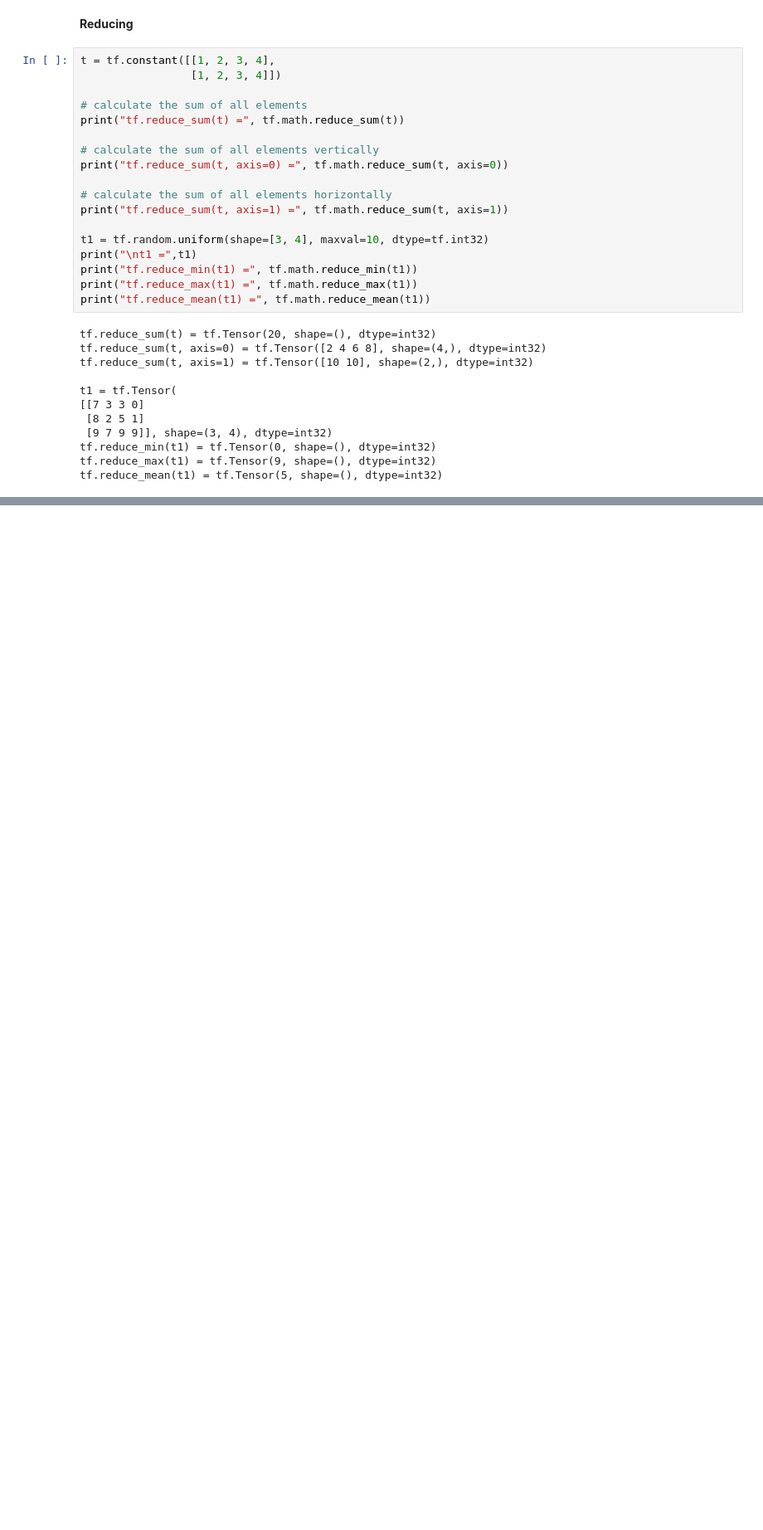
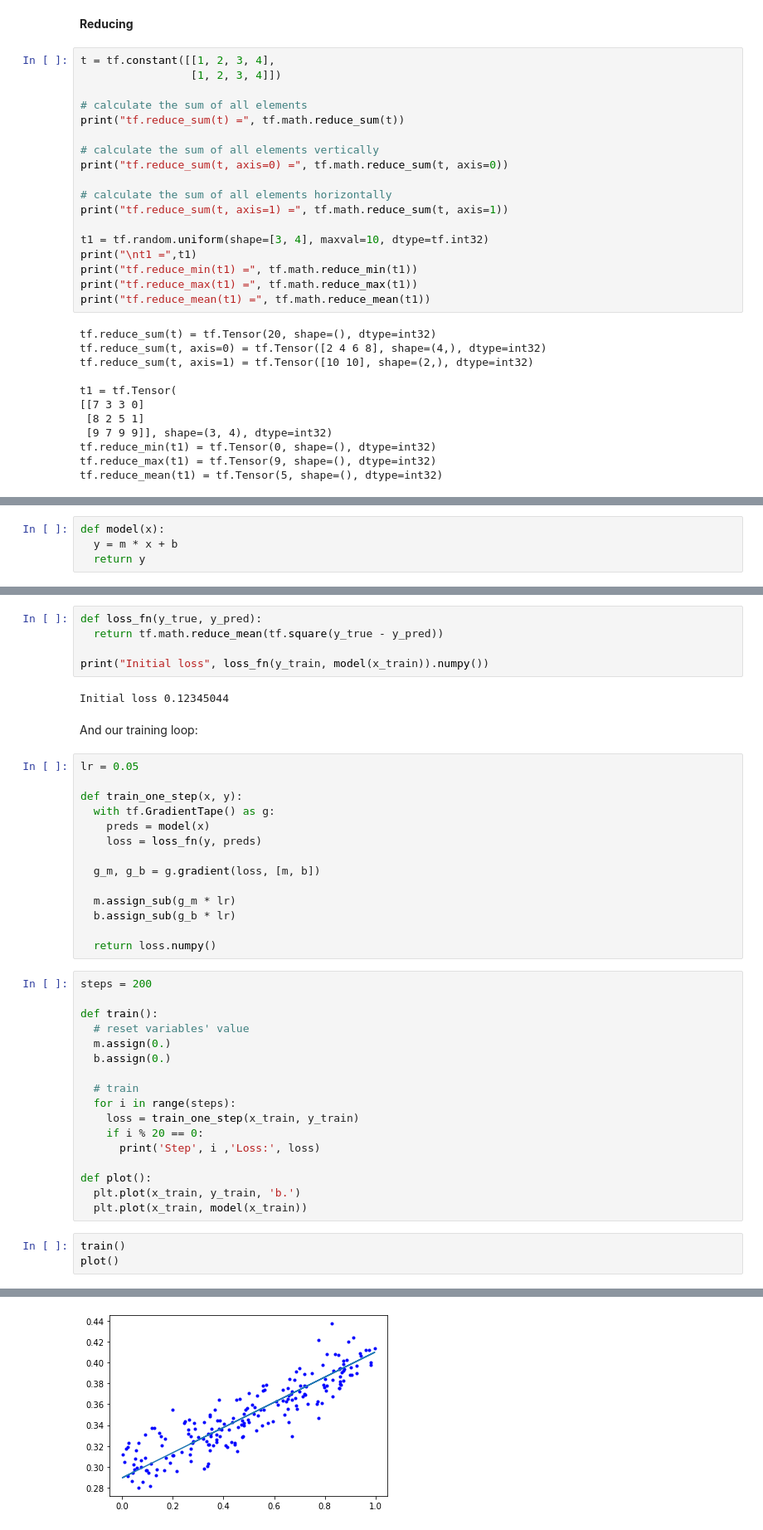
Before and after one commit to iust-deep-learning/tensorflow-2-tutorial, a Jupyter notebook: part_01.ipynb, the cells around one changed output, grey strips where cells are left out. Shown at 83% size. Saved outputs shown, nothing was run; the diff lists cells and outputs as text; blank space fills up the shorter version.

```diff
--- a/part_01.ipynb
+++ b/part_01.ipynb
@@ -562,0 +663,4 @@ tf.reduce_mean(t1) = tf.Tensor(5, shape=(), dtype=int32)
+# %%
+def model(x):
+  y = m * x + b
+  return y
@@ -562,0 +669,44 @@ tf.reduce_mean(t1) = tf.Tensor(5, shape=(), dtype=int32)
+# %%
+def loss_fn(y_true, y_pred):
+  return tf.math.reduce_mean(tf.square(y_true - y_pred))
+
+print("Initial loss", loss_fn(y_train, model(x_train)).numpy())
+# %% [output]
+Initial loss 0.12345044
+# %% [markdown]
+And our training loop:
+# %%
+lr = 0.05
+
+def train_one_step(x, y):
+  with tf.GradientTape() as g:
+    preds = model(x)
+    loss = loss_fn(y, preds)
+
+  g_m, g_b = g.gradient(loss, [m, b])
+
+  m.assign_sub(g_m * lr)
+  b.assign_sub(g_b * lr)
+
+  return loss.numpy()
+# %%
+steps = 200
+
+def train():
+  # reset variables' value
+  m.assign(0.)
+  b.assign(0.)
+
+  # train
+  for i in range(steps):
+    loss = train_one_step(x_train, y_train)
+    if i % 20 == 0:
+      print('Step', i ,'Loss:', loss)
+
+def plot():
+  plt.plot(x_train, y_train, 'b.')
+  plt.plot(x_train, model(x_train))
+# %%
+train()
+plot()
+# %% [output]
@@ -562,0 +723 @@ tf.reduce_mean(t1) = tf.Tensor(5, shape=(), dtype=int32)
+[figure, added]
```
Also changed, not shown: parts of 30 cells of this notebook.
